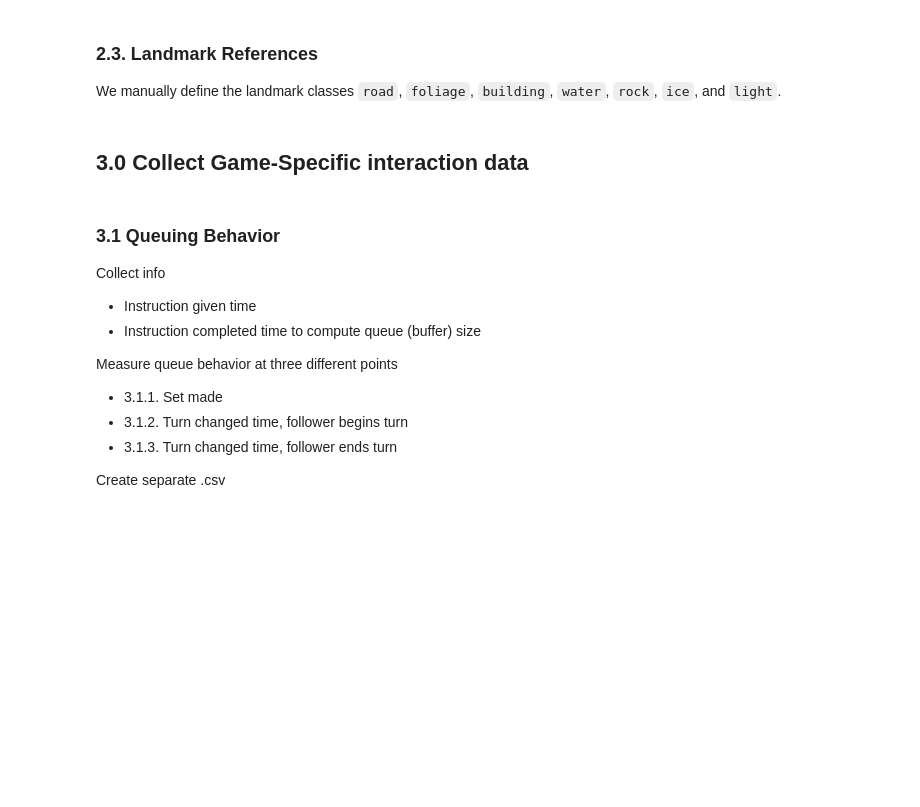
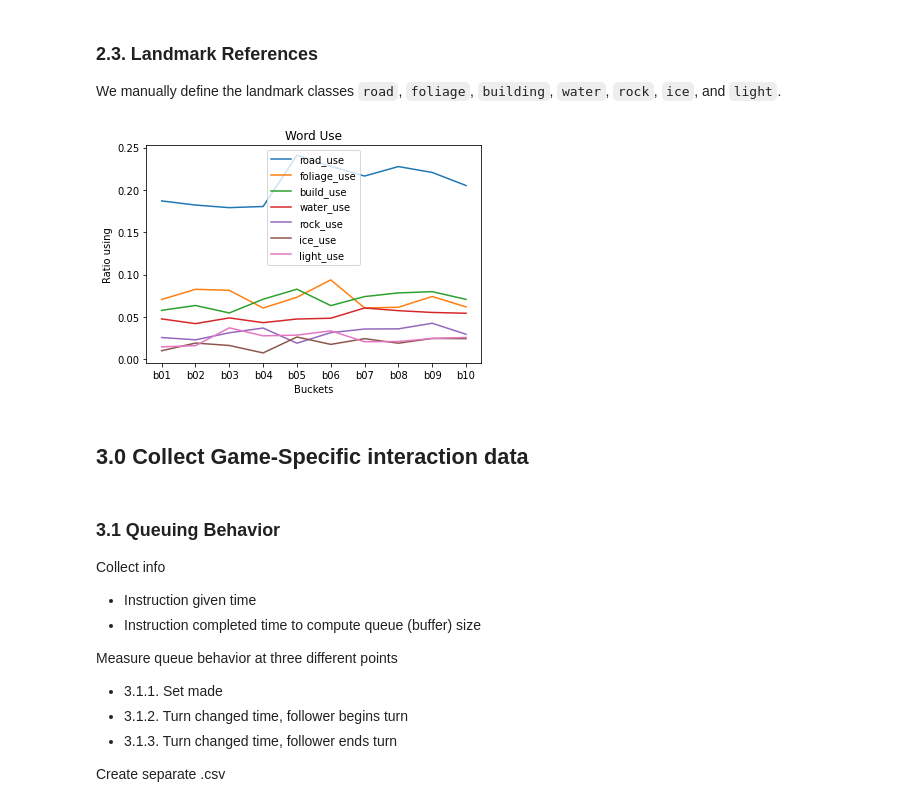
Before and after one commit to lil-lab/CB-analysis, a Jupyter notebook: CB_analysis.ipynb, the cells around one changed output. Saved outputs shown, nothing was run; the diff lists cells and outputs as text; code cells hidden in the pictures; blank space fills up the shorter version.

```diff
--- a/CB_analysis.ipynb
+++ b/CB_analysis.ipynb
@@ -411,7 +437,7 @@ relight = re.compile('post|lamp|pole|lamppost|light|streetlight|lightpost')
 # %%
 from autocorrect import Speller
 spell = Speller(lang='en')
-d = pd.read_csv("cleaneddata.csv")
+d = pd.read_csv("instrlines_bucket.csv")
 d['road_use'] = [len(reroad.findall(spell(text))) for text in d['contents']]
 d['foliage_use'] = [len(refoliage.findall(spell(text))) for text in d['contents']]
 d['build_use'] = [len(rebuild.findall(spell(text))) for text in d['contents']]
@@ -419,6 +445,27 @@ d['water_use'] = [len(rewater.findall(spell(text))) for text in d['contents']]
 d['rock_use'] = [len(rerock.findall(spell(text))) for text in d['contents']]
 d['ice_use'] = [len(reice.findall(spell(text))) for text in d['contents']]
 d['light_use'] = [len(relight.findall(spell(text))) for text in d['contents']]
+d.to_csv("instrlines_bucket.csv", index = False)
+# %%
+import matplotlib.pyplot as plt
+plt.figure()
+blst = ["b01", "b02", "b03", "b04", "b05", "b06", "b07", "b08", "b09", "b10"]
+use_dict = {}
+for col in list(filter(lambda x: x.endswith('_use'), d.columns)):
+    use = []
+    for b in range(1,11):
+        bd = d[d.bucket == 'bucket%02d' % b]
+        use.append(len(list(filter(lambda x: x > 0, bd[col]))) / len(bd) )
+    use_dict[col] = use
+    plt.plot(blst, use, label= col)
+
+plt.xlabel('Buckets')
+plt.ylabel('Ratio using')
+plt.title("Word Use")
+plt.legend()
+plt.show()
+# %% [output]
+[figure, added]
 # %% [markdown]
 ## 3.0 Collect Game-Specific interaction data
 # %% [markdown]
```
Also changed, not shown: parts of 10 cells of this notebook, 3 other files.
